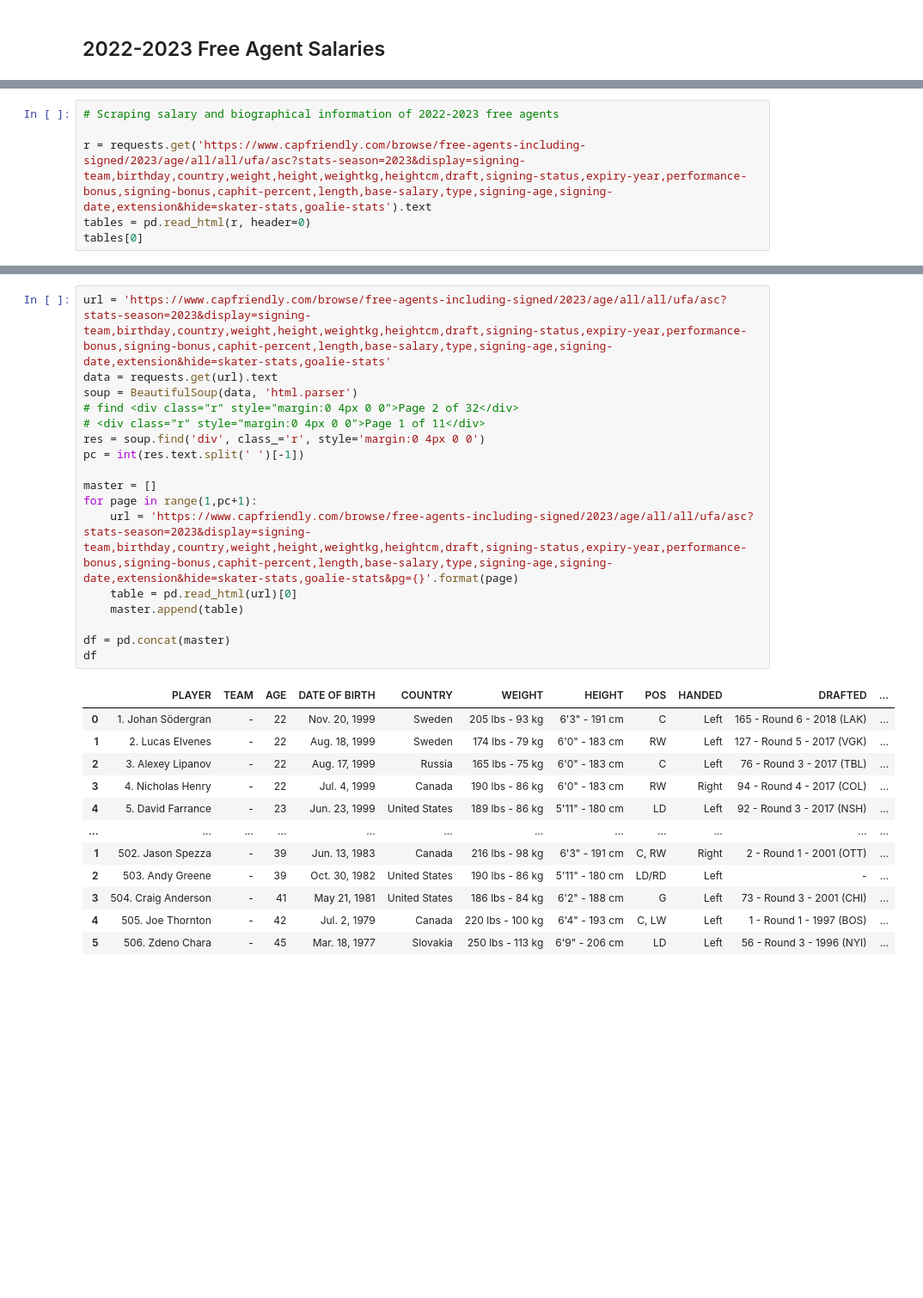
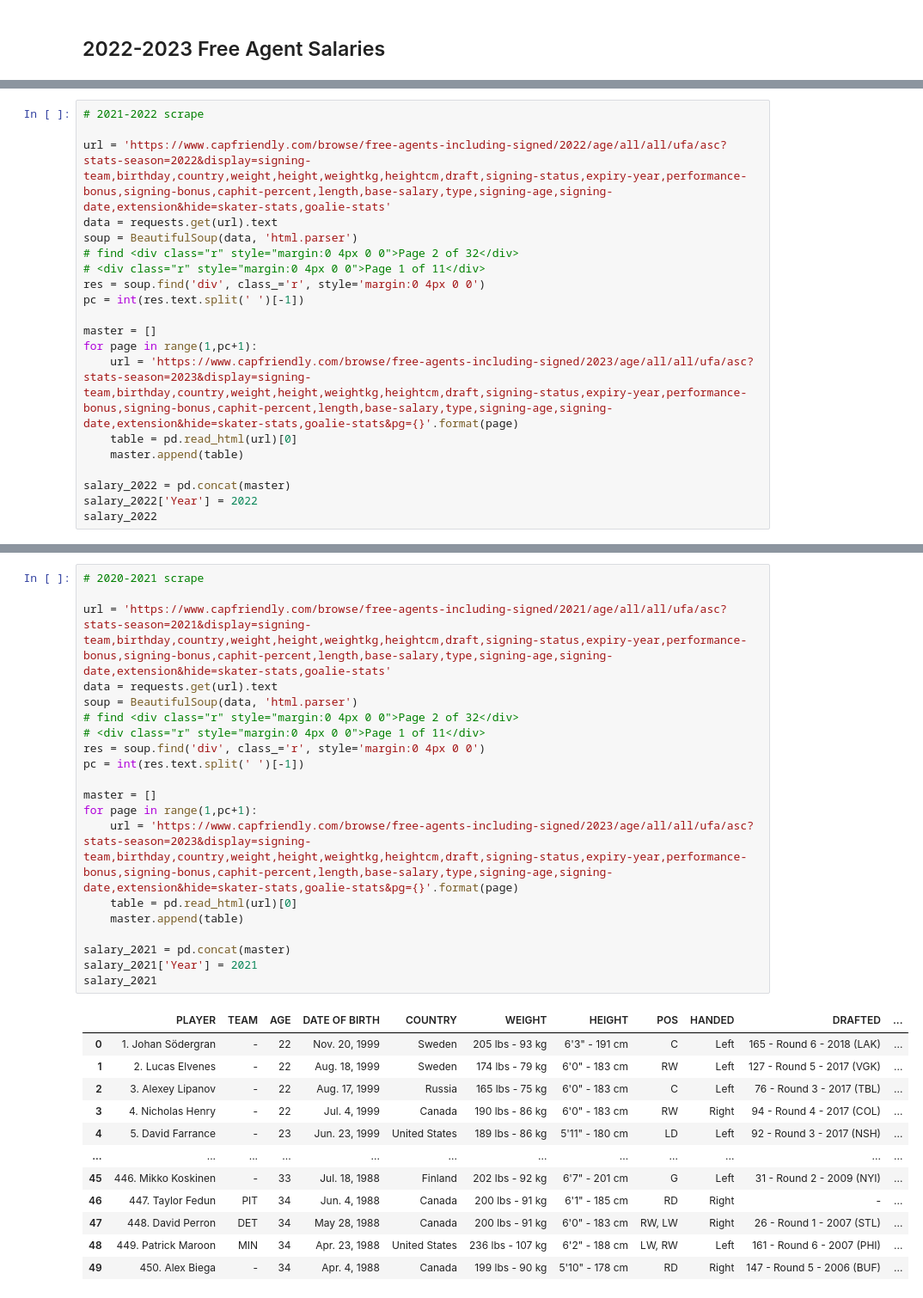
Before and after one commit to lukekerwin/DS-320_Project, a Jupyter notebook: Brian_test.ipynb, the cells around one changed output, grey strips where cells are left out. Shown at 86% size. Saved outputs shown, nothing was run; the diff lists cells and outputs as text; blank space fills up the shorter version.

```diff
--- a/Brian_test.ipynb
+++ b/Brian_test.ipynb
@@ -128,9 +182,23 @@ Text(0.5, 1.0, 'Points Scored by Atlantic Teams')
 # %%
-# Scraping salary and biographical information of 2022-2023 free agents
+# 2021-2022 scrape
 
-r = requests.get('https://www.capfriendly.com/browse/free-agents-including-signed/2023/age/all/all/ufa/asc?stats-season=2023&display=signing-team,birthday,country,weight,height,weightkg,heightcm,draft,signing-status,expiry-year,performance-bonus,signing-bonus,caphit-percent,length,base-salary,type,signing-age,signing-date,extension&hide=skater-stats,goalie-stats').text
-tables = pd.read_html(r, header=0)
-tables[0]
+url = 'https://www.capfriendly.com/browse/free-agents-including-signed/2022/age/all/all/ufa/asc?stats-season=2022&display=signing-team,birthday,country,weight,height,weightkg,heightcm,draft,signing-status,expiry-year,performance-bonus,signing-bonus,caphit-percent,length,base-salary,type,signing-age,signing-date,extension&hide=skater-stats,goalie-stats'
+data = requests.get(url).text
+soup = BeautifulSoup(data, 'html.parser')
+# find <div class="r" style="margin:0 4px 0 0">Page 2 of 32</div>
+# <div class="r" style="margin:0 4px 0 0">Page 1 of 11</div>
+res = soup.find('div', class_='r', style='margin:0 4px 0 0')
+pc = int(res.text.split(' ')[-1])
+
+master = []
+for page in range(1,pc+1):
+    url = 'https://www.capfriendly.com/browse/free-agents-including-signed/2023/age/all/all/ufa/asc?stats-season=2023&display=signing-team,birthday,country,weight,height,weightkg,heightcm,draft,signing-status,expiry-year,performance-bonus,signing-bonus,caphit-percent,length,base-salary,type,signing-age,signing-date,extension&hide=skater-stats,goalie-stats&pg={}'.format(page)
+    table = pd.read_html(url)[0]
+    master.append(table)
+
+salary_2022 = pd.concat(master)
+salary_2022['Year'] = 2022
+salary_2022
 # %% [output]
 |  | PLAYER | TEAM | AGE | DATE OF BIRTH | COUNTRY | WEIGHT | HEIGHT | POS | HANDED | DRAFTED | ... |
 | 0 | 1. Johan Södergran | - | 22 | Nov. 20, 1999 | Sweden | 205 lbs - 93 kg | 6'3" - 191 cm | C | Left | 165 - Round 6 - 2018 (LAK) | ... |
@@ -153,30 +236,33 @@ tables[0]
 # %%
-url = 'https://www.capfriendly.com/browse/free-agents-including-signed/2023/age/all/all/ufa/asc?stats-season=2023&display=signing-team,birthday,country,weight,height,weightkg,heightcm,draft,signing-status,expiry-year,performance-bonus,signing-bonus,caphit-percent,length,base-salary,type,signing-age,signing-date,extension&hide=skater-stats,goalie-stats'
+# 2020-2021 scrape
+
+url = 'https://www.capfriendly.com/browse/free-agents-including-signed/2021/age/all/all/ufa/asc?stats-season=2021&display=signing-team,birthday,country,weight,height,weightkg,heightcm,draft,signing-status,expiry-year,performance-bonus,signing-bonus,caphit-percent,length,base-salary,type,signing-age,signing-date,extension&hide=skater-stats,goalie-stats'
 data = requests.get(url).text
 soup = BeautifulSoup(data, 'html.parser')
 # find <div class="r" style="margin:0 4px 0 0">Page 2 of 32</div>
 # <div class="r" style="margin:0 4px 0 0">Page 1 of 11</div>
 res = soup.find('div', class_='r', style='margin:0 4px 0 0')
 pc = int(res.text.split(' ')[-1])
 
 master = []
 for page in range(1,pc+1):
     url = 'https://www.capfriendly.com/browse/free-agents-including-signed/2023/age/all/all/ufa/asc?stats-season=2023&display=signing-team,birthday,country,weight,height,weightkg,heightcm,draft,signing-status,expiry-year,performance-bonus,signing-bonus,caphit-percent,length,base-salary,type,signing-age,signing-date,extension&hide=skater-stats,goalie-stats&pg={}'.format(page)
     table = pd.read_html(url)[0]
     master.append(table)
 
-df = pd.concat(master)
-df
+salary_2021 = pd.concat(master)
+salary_2021['Year'] = 2021
+salary_2021
 # %% [output]
 |  | PLAYER | TEAM | AGE | DATE OF BIRTH | COUNTRY | WEIGHT | HEIGHT | POS | HANDED | DRAFTED | ... |
 | 0 | 1. Johan Södergran | - | 22 | Nov. 20, 1999 | Sweden | 205 lbs - 93 kg | 6'3" - 191 cm | C | Left | 165 - Round 6 - 2018 (LAK) | ... |
 | 1 | 2. Lucas Elvenes | - | 22 | Aug. 18, 1999 | Sweden | 174 lbs - 79 kg | 6'0" - 183 cm | RW | Left | 127 - Round 5 - 2017 (VGK) | ... |
 | 2 | 3. Alexey Lipanov | - | 22 | Aug. 17, 1999 | Russia | 165 lbs - 75 kg | 6'0" - 183 cm | C | Left | 76 - Round 3 - 2017 (TBL) | ... |
 | 3 | 4. Nicholas Henry | - | 22 | Jul. 4, 1999 | Canada | 190 lbs - 86 kg | 6'0" - 183 cm | RW | Right | 94 - Round 4 - 2017 (COL) | ... |
 | 4 | 5. David Farrance | - | 23 | Jun. 23, 1999 | United States | 189 lbs - 86 kg | 5'11" - 180 cm | LD | Left | 92 - Round 3 - 2017 (NSH) | ... |
 | ... | ... | ... | ... | ... | ... | ... | ... | ... | ... | ... | ... |
-| 1 | 502. Jason Spezza | - | 39 | Jun. 13, 1983 | Canada | 216 lbs - 98 kg | 6'3" - 191 cm | C, RW | Right | 2 - Round 1 - 2001 (OTT) | ... |
-| 2 | 503. Andy Greene | - | 39 | Oct. 30, 1982 | United States | 190 lbs - 86 kg | 5'11" - 180 cm | LD/RD | Left | - | ... |
-| 3 | 504. Craig Anderson | - | 41 | May 21, 1981 | United States | 186 lbs - 84 kg | 6'2" - 188 cm | G | Left | 73 - Round 3 - 2001 (CHI) | ... |
-| 4 | 505. Joe Thornton | - | 42 | Jul. 2, 1979 | Canada | 220 lbs - 100 kg | 6'4" - 193 cm | C, LW | Left | 1 - Round 1 - 1997 (BOS) | ... |
-| 5 | 506. Zdeno Chara | - | 45 | Mar. 18, 1977 | Slovakia | 250 lbs - 113 kg | 6'9" - 206 cm | LD | Left | 56 - Round 3 - 1996 (NYI) | ... |
+| 45 | 446. Mikko Koskinen | - | 33 | Jul. 18, 1988 | Finland | 202 lbs - 92 kg | 6'7" - 201 cm | G | Left | 31 - Round 2 - 2009 (NYI) | ... |
+| 46 | 447. Taylor Fedun | PIT | 34 | Jun. 4, 1988 | Canada | 200 lbs - 91 kg | 6'1" - 185 cm | RD | Right | - | ... |
+| 47 | 448. David Perron | DET | 34 | May 28, 1988 | Canada | 200 lbs - 91 kg | 6'0" - 183 cm | RW, LW | Right | 26 - Round 1 - 2007 (STL) | ... |
+| 48 | 449. Patrick Maroon | MIN | 34 | Apr. 23, 1988 | United States | 236 lbs - 107 kg | 6'2" - 188 cm | LW, RW | Left | 161 - Round 6 - 2007 (PHI) | ... |
+| 49 | 450. Alex Biega | - | 34 | Apr. 4, 1988 | Canada | 199 lbs - 90 kg | 5'10" - 178 cm | RD | Right | 147 - Round 5 - 2006 (BUF) | ... |
```
Also changed, not shown: parts of 10 cells of this notebook.
